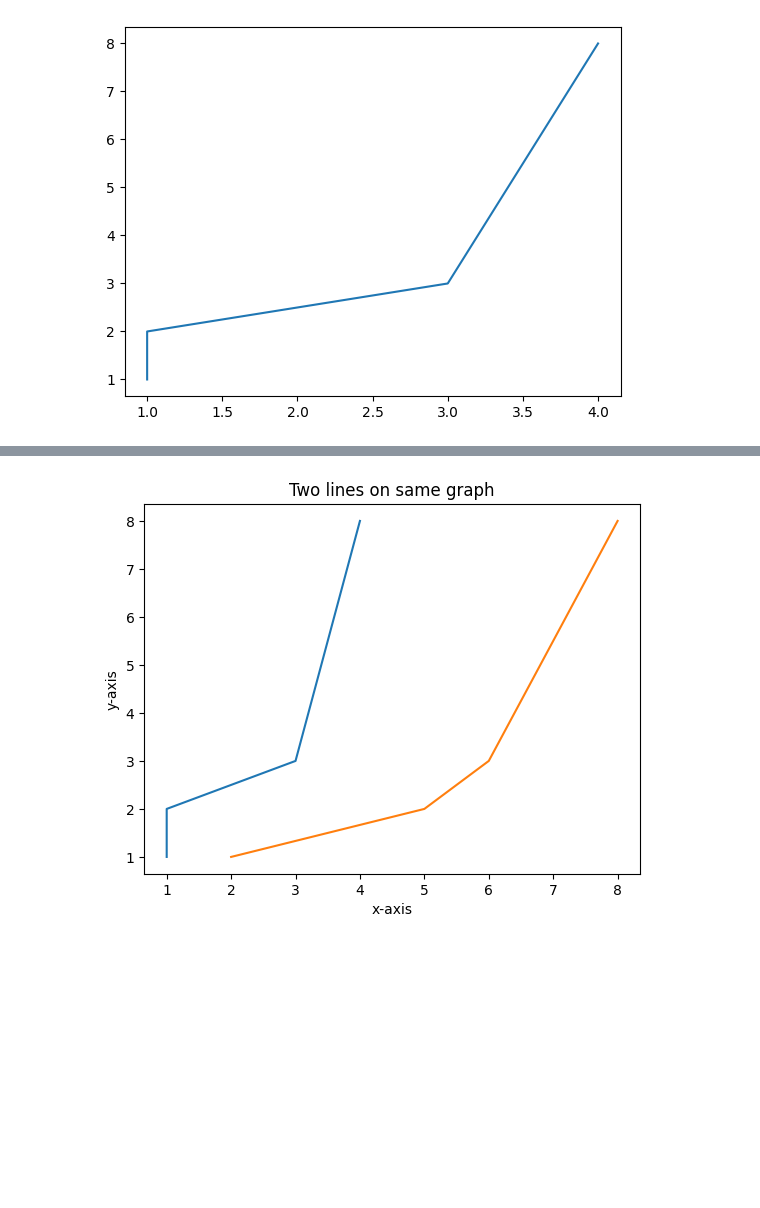
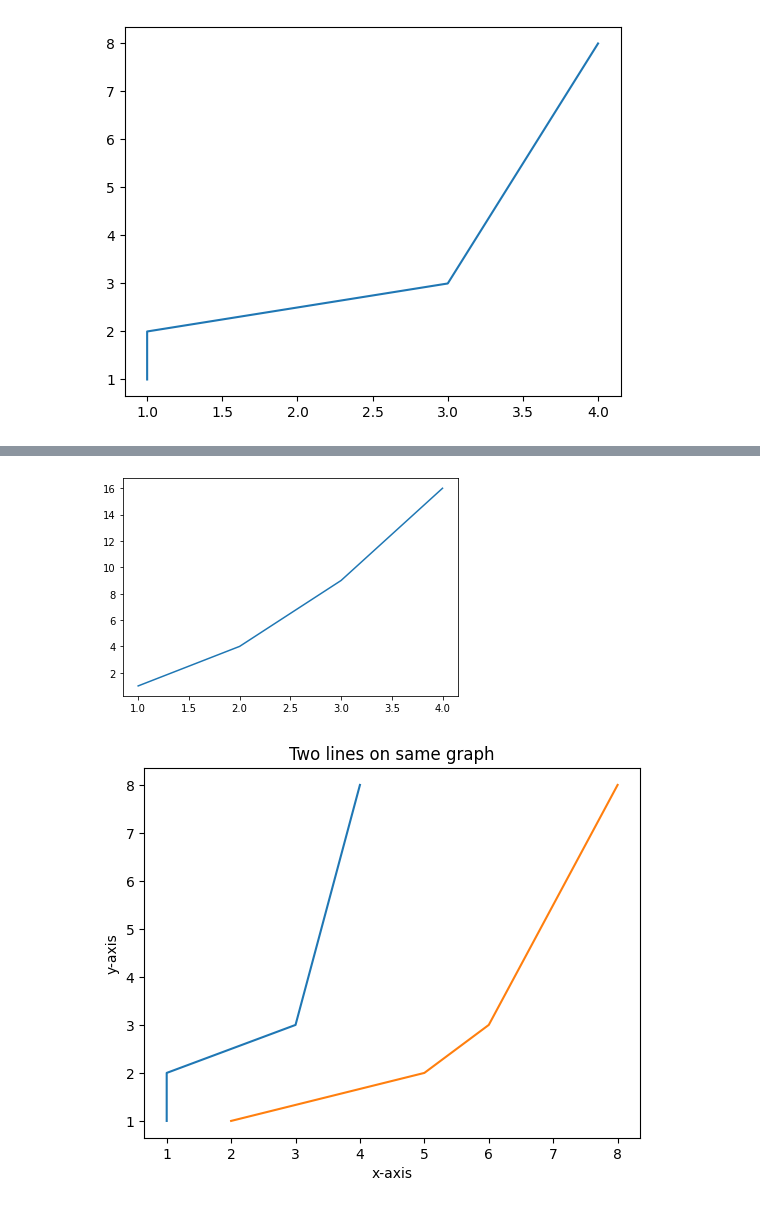
Before and after one commit to Chandrakantsm/__matplotlib__, a Jupyter notebook: basics.ipynb, the cells around one changed output, grey strips where cells are left out. Saved outputs shown, nothing was run; the diff lists cells and outputs as text; code cells hidden in the pictures; blank space fills up the shorter version.

```diff
--- a/basics.ipynb
+++ b/basics.ipynb
@@ -14,3 +26,12 @@ plt.show()
+# %%
+
+# Python program to show pyplot module
+import matplotlib.pyplot as plt
+plt.plot([1, 2, 3, 4], [1, 4, 9, 16])
+# plt.axis([0, 6, 0, 20])
+plt.show()
+# %% [output]
+[figure, added]
 # %%
 #  plotting 2 or more lines in the same graph
 x1=[1,1,3,4]
```
Also changed, not shown: parts of 1 cell of this notebook.
